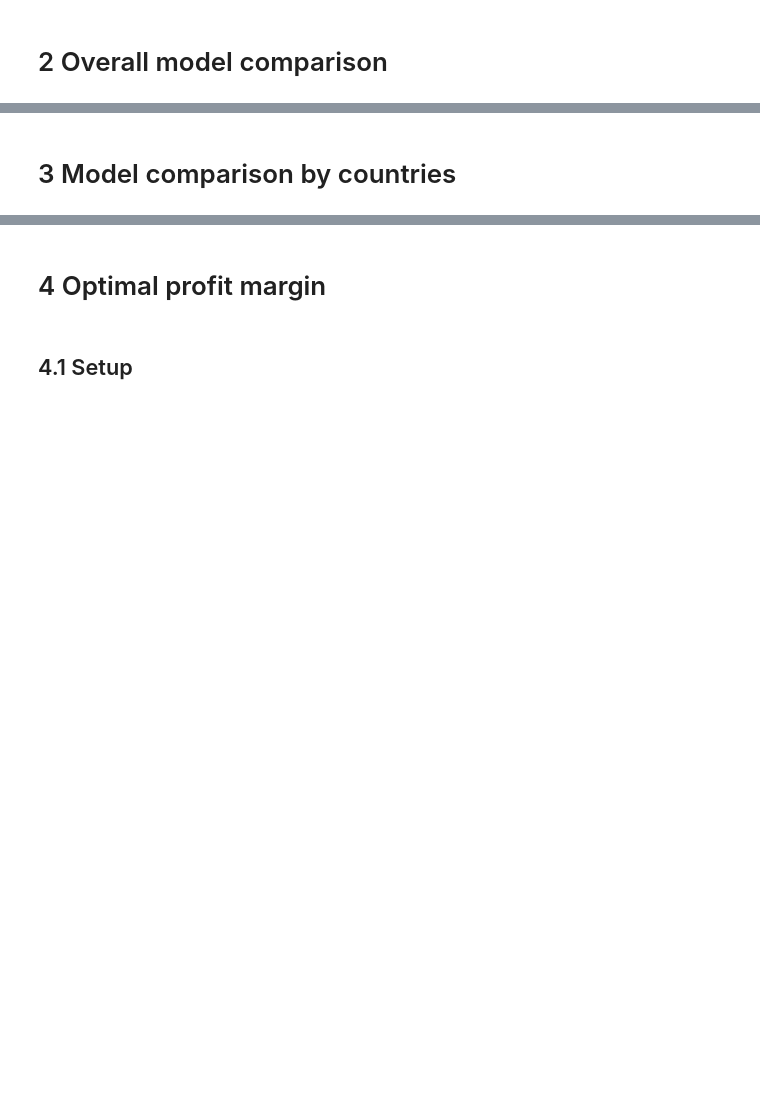
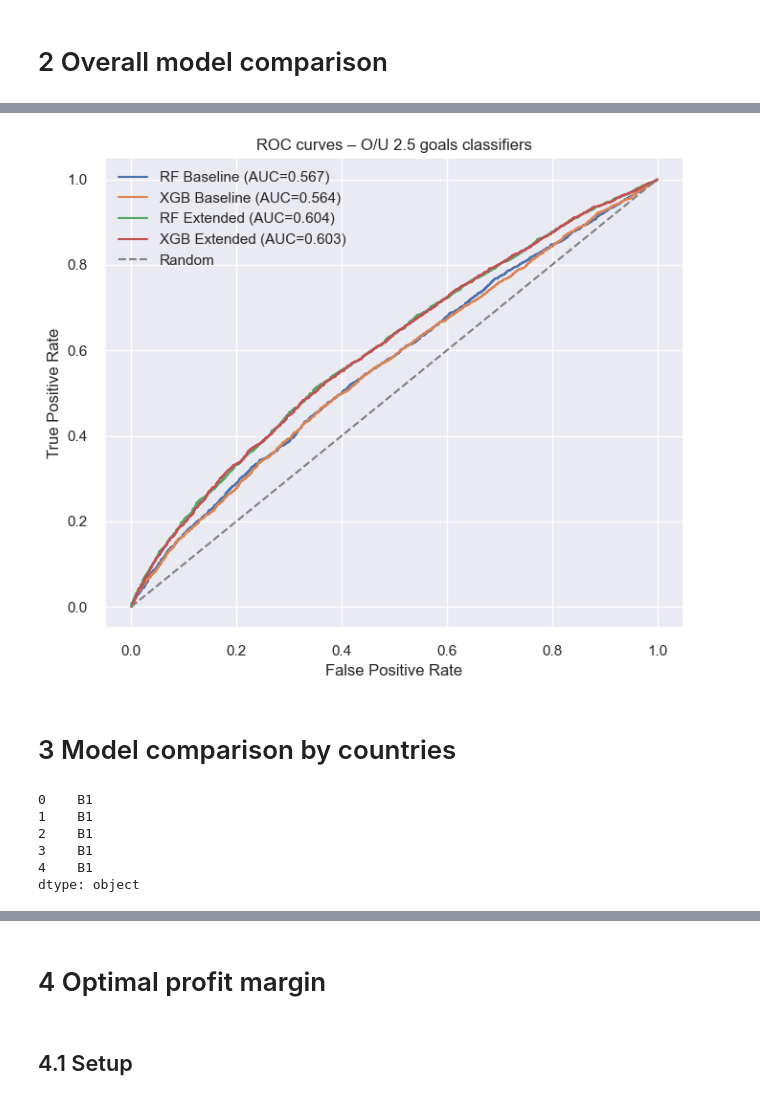
Before and after one commit to OndrejZ24/soccer-leagues-predictions, a Jupyter notebook: model_comparison.ipynb, the cells around one changed output, grey strips where cells are left out. Saved outputs shown, nothing was run; the diff lists cells and outputs as text; code cells hidden in the pictures; blank space fills up the shorter version.

```diff
--- a/model_comparison.ipynb
+++ b/model_comparison.ipynb
@@ -179,2 +205,53 @@ for name, (model, X_test, y_test) in models.items():
+# %%
+from sklearn.metrics import roc_curve
+
+plt.figure(figsize=(7, 6))
+
+for name, kind, model, X_test, y_test in models:
+    if kind == "xgb":
+        X_eval = X_test.rename(columns=rename_map)
+    else:
+        X_eval = X_test
+
+    proba = model.predict_proba(X_eval)[:, 1]
+    fpr, tpr, _ = roc_curve(y_test, proba)
+    auc = roc_auc_score(y_test, proba)
+    plt.plot(fpr, tpr, label=f"{name} (AUC={auc:.3f})")
+
+plt.plot([0, 1], [0, 1], "--", color="gray", label="Random")
+plt.xlabel("False Positive Rate")
+plt.ylabel("True Positive Rate")
+plt.title("ROC curves – O/U 2.5 goals classifiers")
+plt.legend()
+plt.tight_layout()
+plt.show()
+# %% [output]
+[figure, added]
 # %% [markdown]
 # 3 Model comparison by countries
+# %%
+import numpy as np
+import pandas as pd
+from sklearn.metrics import (
+    accuracy_score, precision_score, recall_score,
+    f1_score, roc_auc_score, log_loss, brier_score_loss
+)
+
+# 1) Find the dummy columns for leagues (Div_*)
+div_cols = [c for c in X_test_basic.columns if c.startswith("Div_")]
+
+# 2) For each row, pick the Div_* column with the highest value (=1)
+#    Result will look like 'Div_SC1', 'Div_D1', etc.
+test_leagues = X_test_basic[div_cols].idxmax(axis=1)
+
+# OPTIONAL: clean label a bit (remove 'Div_' prefix)
+test_leagues = test_leagues.str.replace("^Div_", "", regex=True)
+
+test_leagues.head()
+# %% [output]
+0    B1
+1    B1
+2    B1
+3    B1
+4    B1
+dtype: object
```
Also changed, not shown: parts of 12 cells of this notebook.
